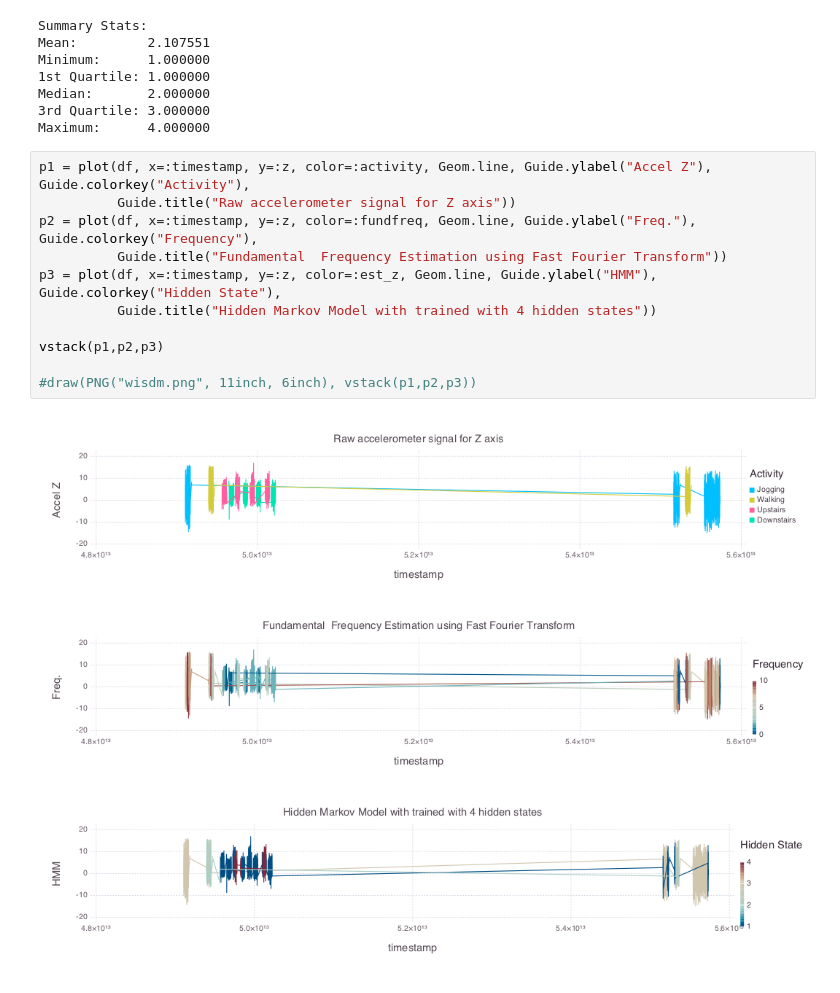
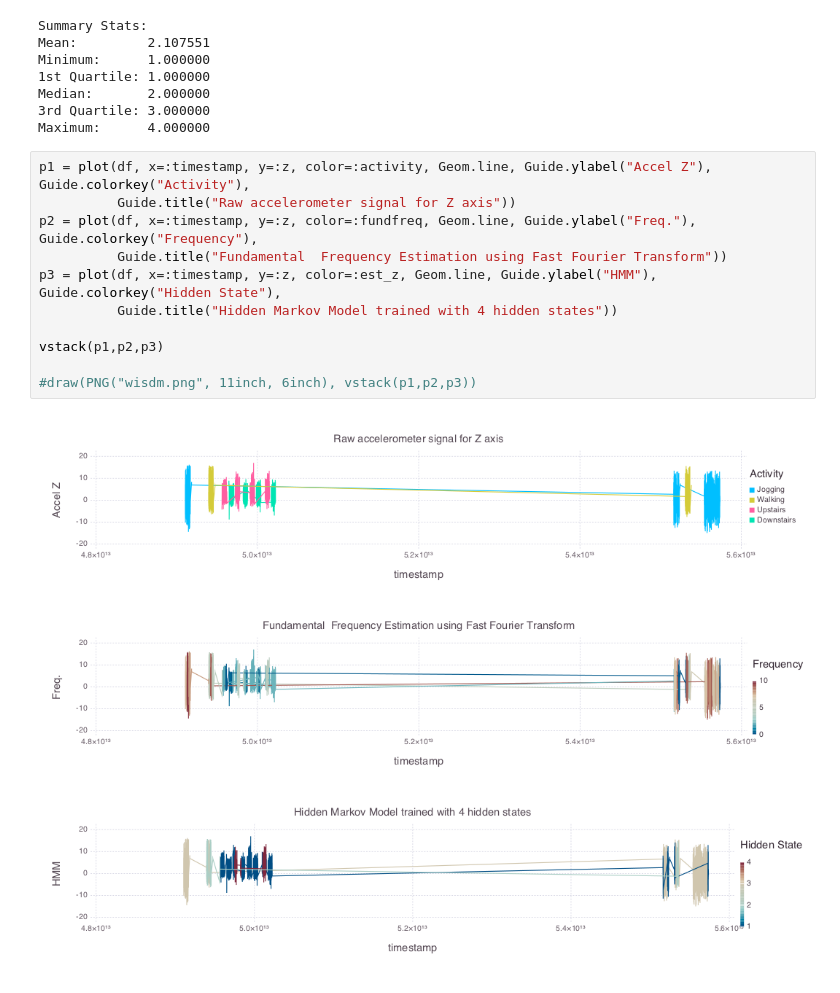
Before and after one commit to Amanmeet/koan, a Jupyter notebook: DSP_HMM.ipynb, the cells around one changed output. Drawn from its saved outputs; the diff is of its cells as text.

Commit message:
typo chart label

```diff
--- a/DSP_HMM.ipynb
+++ b/DSP_HMM.ipynb
@@ -158,13 +158,13 @@ Maximum:      4.000000
 # %%
 p1 = plot(df, x=:timestamp, y=:z, color=:activity, Geom.line, Guide.ylabel("Accel Z"), Guide.colorkey("Activity"),
           Guide.title("Raw accelerometer signal for Z axis"))
 p2 = plot(df, x=:timestamp, y=:z, color=:fundfreq, Geom.line, Guide.ylabel("Freq."), Guide.colorkey("Frequency"),
           Guide.title("Fundamental  Frequency Estimation using Fast Fourier Transform"))
 p3 = plot(df, x=:timestamp, y=:z, color=:est_z, Geom.line, Guide.ylabel("HMM"), Guide.colorkey("Hidden State"),
-          Guide.title("Hidden Markov Model with trained with 4 hidden states"))
+          Guide.title("Hidden Markov Model trained with 4 hidden states"))
 
 vstack(p1,p2,p3)
 
 #draw(PNG("wisdm.png", 11inch, 6inch), vstack(p1,p2,p3))
 # %% [output]
-[figure, old version]
+[figure, new version]
```
